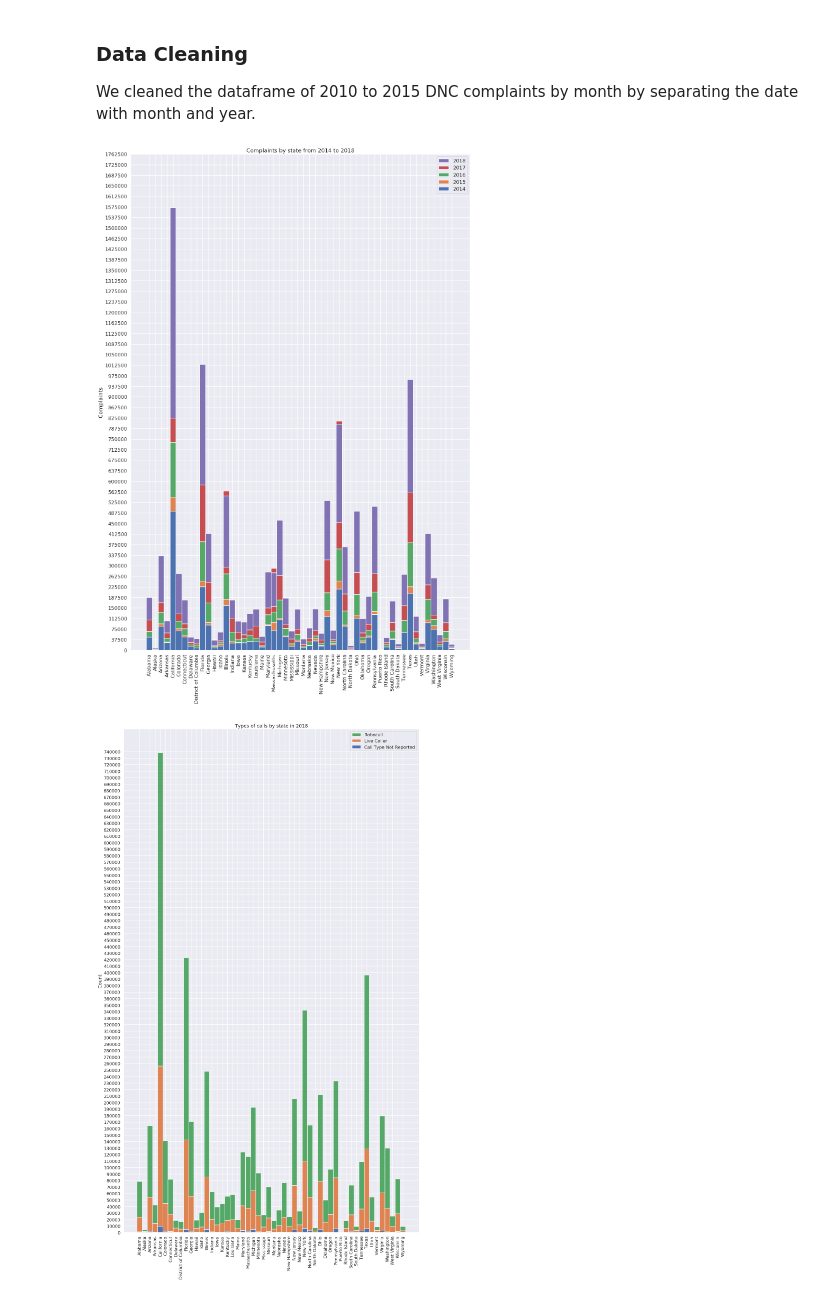
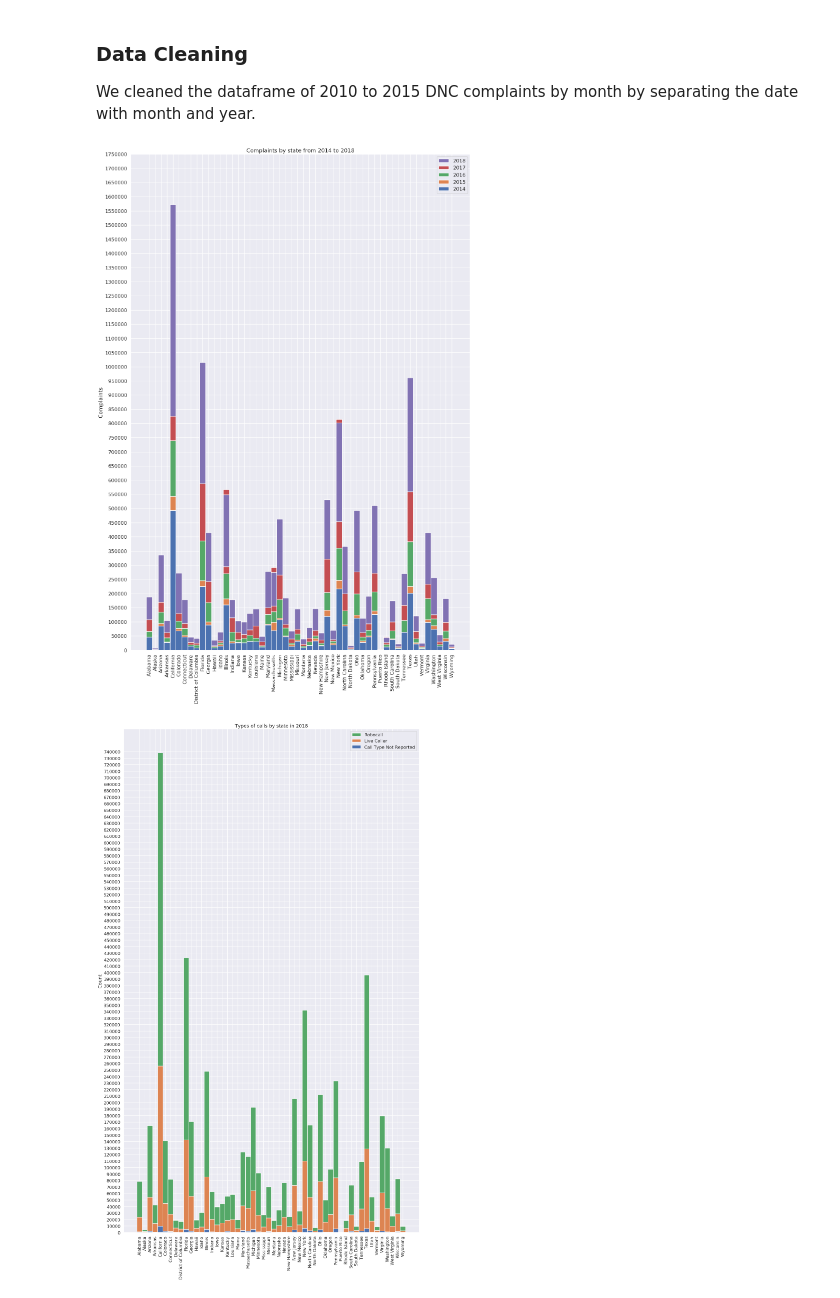
Before and after one commit to DannyFung97/nigerian-princes, a Jupyter notebook: FinalProject_Group24.ipynb, the cells around one changed output. Drawn from its saved outputs; the diff is of its cells as text; code cells hidden in the pictures.

```diff
--- a/FinalProject_Group24.ipynb
+++ b/FinalProject_Group24.ipynb
@@ -111,35 +111,35 @@ for year in wrang_df_2018_dnc_state_complaints_5yr['FY']:
     wrang_df_2018_dnc_state_complaints_5yr['Complaints'][i] = int(wrang_df_2018_dnc_state_complaints_5yr['Complaints'][i].replace(',',''))
     if(int(year) == 2014):
         complaints_2014.append(wrang_df_2018_dnc_state_complaints_5yr['Complaints'][i])
     elif(int(year) == 2015):
         complaints_2015.append(wrang_df_2018_dnc_state_complaints_5yr['Complaints'][i])
     elif(int(year) == 2016):
         complaints_2016.append(wrang_df_2018_dnc_state_complaints_5yr['Complaints'][i])
     elif(int(year) == 2017):
         complaints_2017.append(wrang_df_2018_dnc_state_complaints_5yr['Complaints'][i])
     elif(int(year) == 2018):
         complaints_2018.append(wrang_df_2018_dnc_state_complaints_5yr['Complaints'][i])
     i = i + 1
 
 ind = np.arange(len(states_2010_to_2015))
 width = 1
 plt.figure(figsize=(20,30))
 p1 = plt.bar(ind, complaints_2014, width)
 p2 = plt.bar(ind, complaints_2015, width, bottom=complaints_2014)
 p3 = plt.bar(ind, complaints_2016, width, bottom=complaints_2015)
 p4 = plt.bar(ind, complaints_2017, width, bottom=complaints_2016)
 p5 = plt.bar(ind, complaints_2018, width, bottom=complaints_2017)
 
 plt.ylabel('Complaints')
 plt.title('Complaints by state from 2014 to 2018')
 plt.xticks(ind, states_2010_to_2015)
 plt.xticks(rotation=90)
-plt.yticks(np.arange(0, 1800000, 37500))
+plt.yticks(np.arange(0, 1800000, 50000))
 plt.legend((p5[0], p4[0], p3[0], p2[0], p1[0]), ('2018', '2017', '2016', '2015', '2014'))
 
 plt.show()
 # %% [output]
-[figure, old version]
+[figure, new version]
 # %%
 i = 0
 wrang_df_2018_dnc_state_complaints_calltype = pd.DataFrame(columns=['ConsumerState', 'WasPreRecorded', 'Count'])
```
Also changed, not shown: parts of 3 cells of this notebook.
